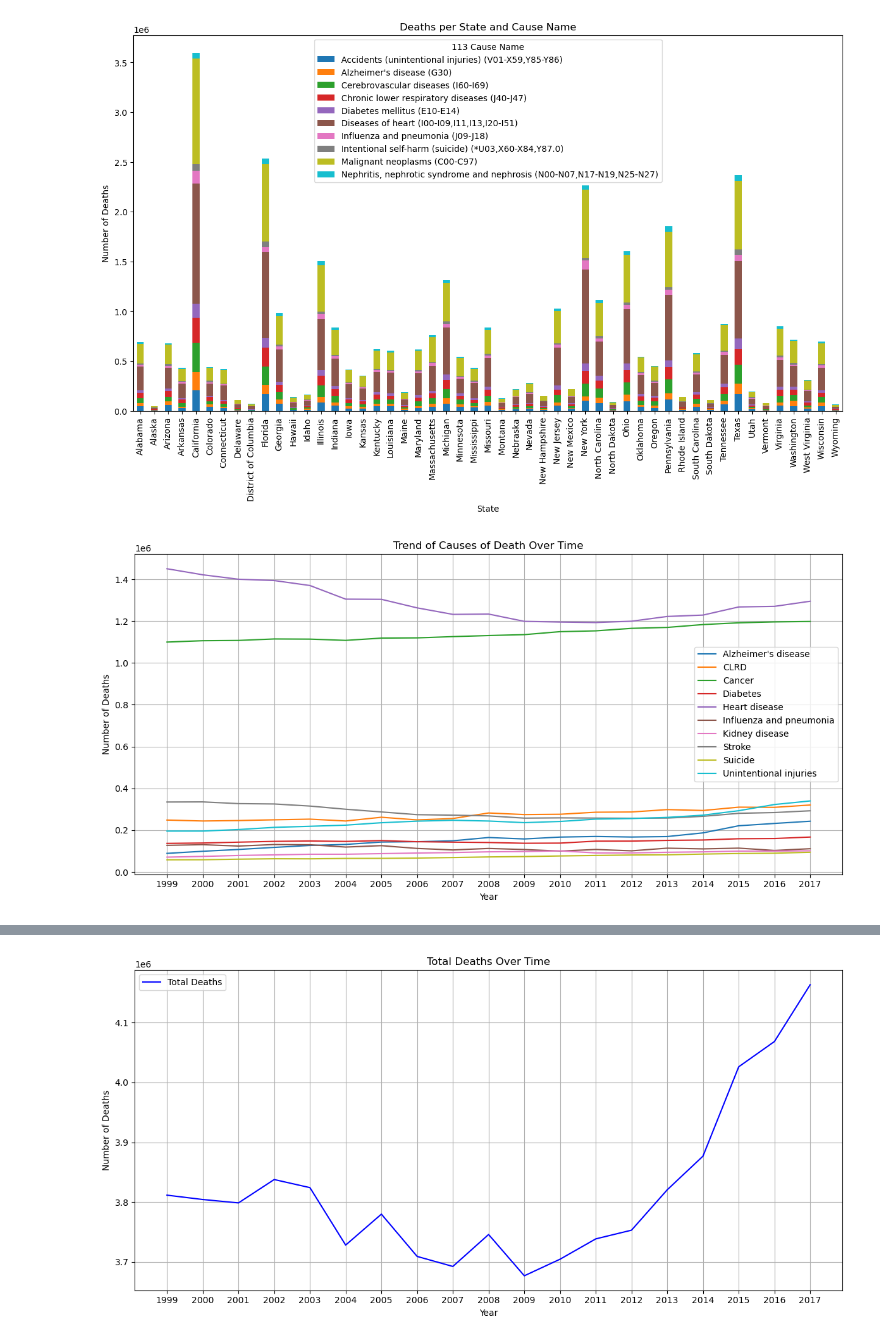
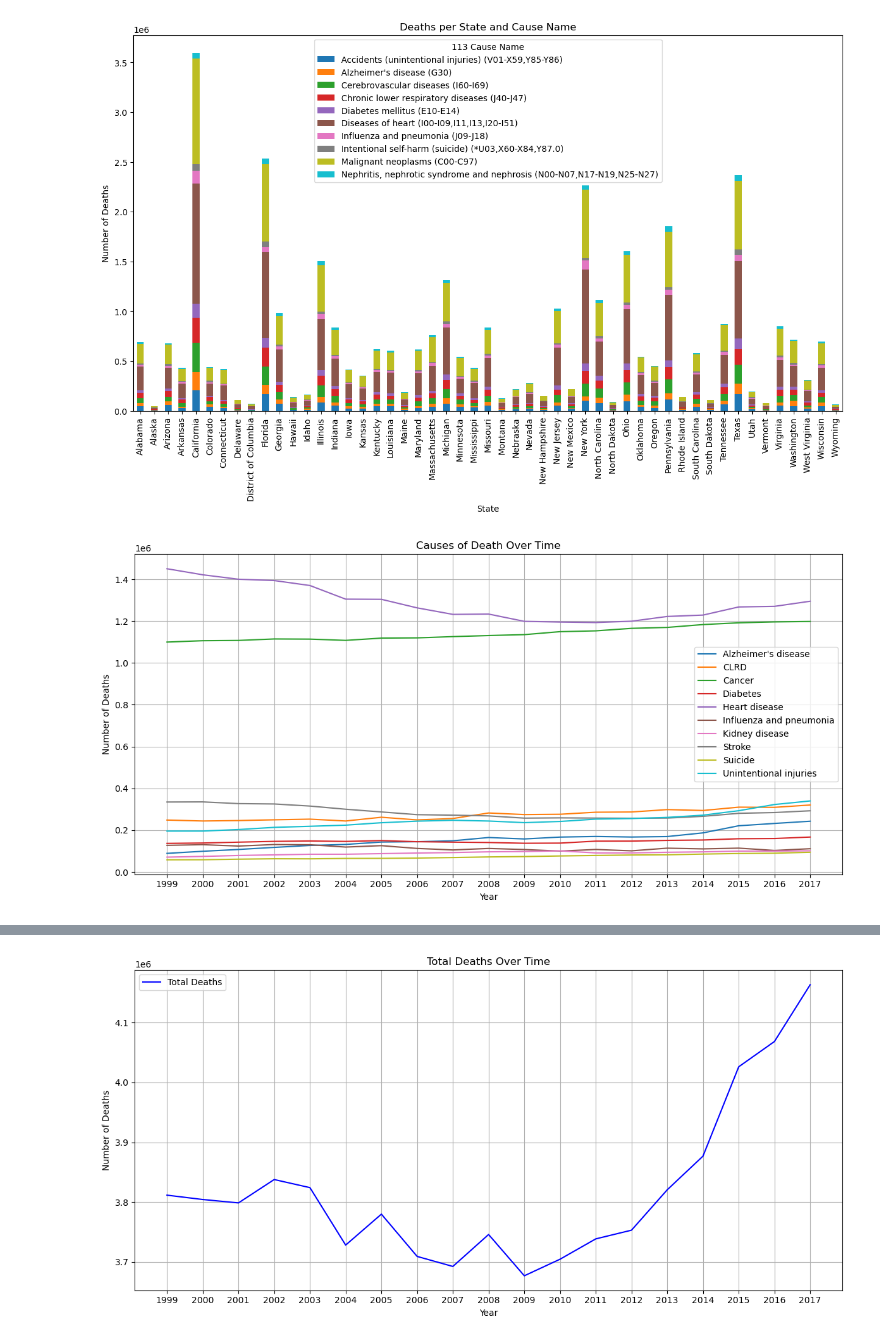
Before and after one commit to lyvianguyen/Project-3, a Jupyter notebook: Converting json to csv.ipynb, the cells around one changed output, grey strips where cells are left out. Cells and saved outputs as stored; diff of their text form; code cells hidden in the pictures.

Commit message:
.png images added

```diff
--- a/Converting json to csv.ipynb
+++ b/Converting json to csv.ipynb
@@ -146,22 +149,23 @@ plt.show()
 # %%
 # Convert 'deaths' column to integers
 df['Deaths'] = df['Deaths'].astype(int)
 
 # Group data by year and cause name, and sum the number of deaths
 grouped_data = df.groupby(['Year', 'Cause Name'])['Deaths'].sum().reset_index()
 
 # Create a line chart for trend over time
 plt.figure(figsize=(12, 6))
 for cause, group in grouped_data.groupby('Cause Name'):
     plt.plot(group['Year'], group['Deaths'], label=cause)
 
 plt.xlabel('Year')
 plt.ylabel('Number of Deaths')
-plt.title('Trend of Causes of Death Over Time')
+plt.title('Causes of Death Over Time')
 plt.legend()
 plt.grid(True)
+plt.tight_layout()
 
-plt.tight_layout()
+plt.savefig("Causes of Death Over Time")
 plt.show()
 # %% [output]
-[figure, old version]
+[figure, new version]
```
Also changed, not shown: parts of 5 cells of this notebook, 5 other files.
